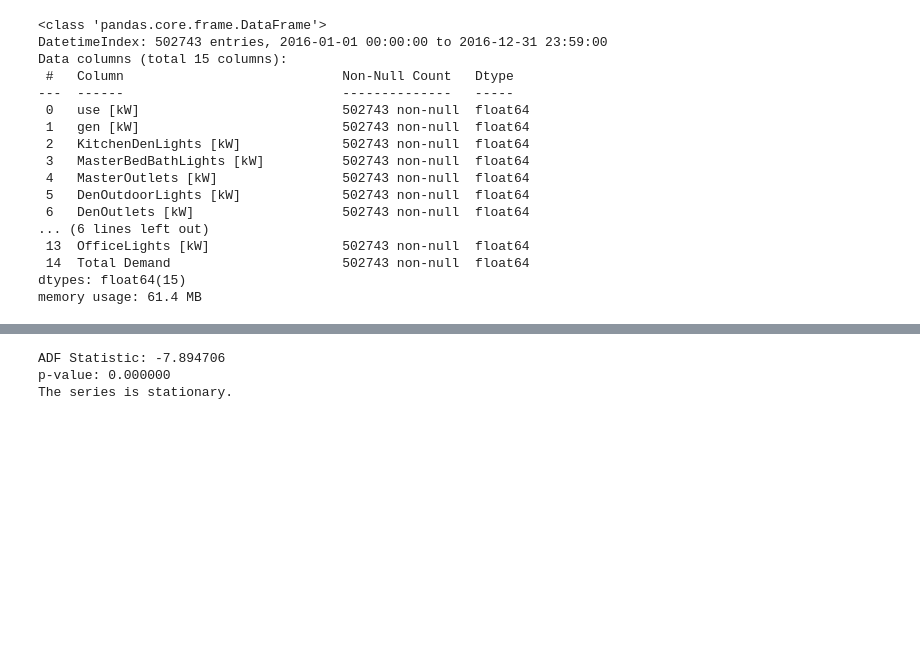
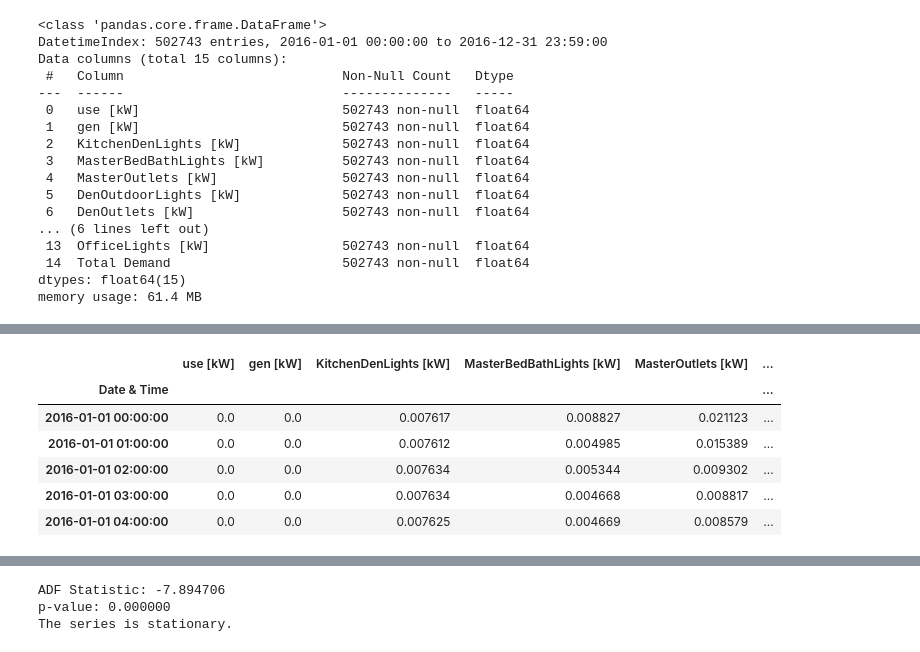
Before and after one commit to wacuna1/AAI-IOT-SmartHouse, a Jupyter notebook: SmartHouse.ipynb, the cells around one changed output, grey strips where cells are left out. Saved outputs shown, nothing was run; the diff lists cells and outputs as text; code cells hidden in the pictures; blank space fills up the shorter version.

```diff
--- a/SmartHouse.ipynb
+++ b/SmartHouse.ipynb
@@ -58,8 +58,8 @@ df_hourly = df.resample('H').mean()
 # Explicitly set the frequency of the resampled DataFrame's index
 df_hourly.index.freq = 'H'
 
-df_hourly.dropna(inplace_True)
+df_hourly.dropna(inplace=True)
 
 # You can then check if resampling has filled all the gaps
-print(df_hourly.head())
+df_hourly.head()
 # %% [output]
@@ -83,3 +66,10 @@ Date & Time
+|  | use [kW] | gen [kW] | KitchenDenLights [kW] | MasterBedBathLights [kW] | MasterOutlets [kW] | ... |
+| Date & Time |  |  |  |  |  | ... |
+| 2016-01-01 00:00:00 | 0.0 | 0.0 | 0.007617 | 0.008827 | 0.021123 | ... |
+| 2016-01-01 01:00:00 | 0.0 | 0.0 | 0.007612 | 0.004985 | 0.015389 | ... |
+| 2016-01-01 02:00:00 | 0.0 | 0.0 | 0.007634 | 0.005344 | 0.009302 | ... |
+| 2016-01-01 03:00:00 | 0.0 | 0.0 | 0.007634 | 0.004668 | 0.008817 | ... |
+| 2016-01-01 04:00:00 | 0.0 | 0.0 | 0.007625 | 0.004669 | 0.008579 | ... |
 # %%
 df_hourly.info()
 # %% [output]
```
Also changed, not shown: parts of 15 cells of this notebook, 1 other file.
